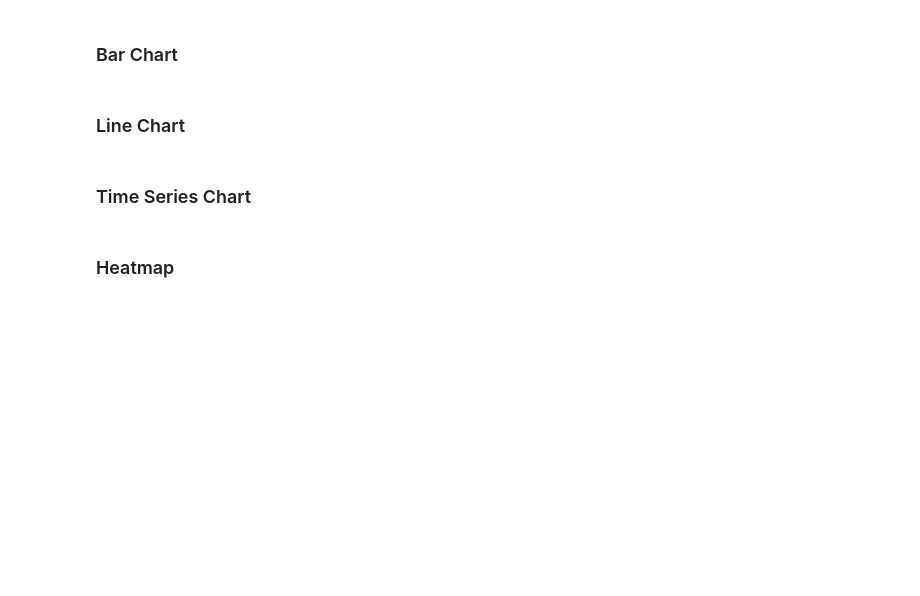
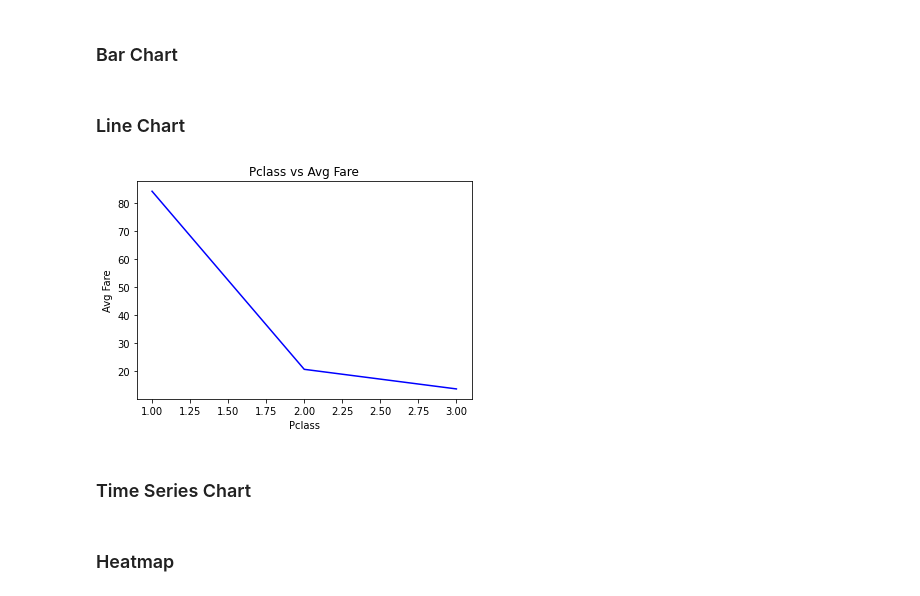
Before and after one commit to stanleysfang/code_reference, a Jupyter notebook: matplotlib/matplotlib_reference.ipynb, the cells around one changed output. Cells and saved outputs as stored; diff of their text form; code cells hidden in the pictures; blank space fills up the shorter version.

Commit message:
added more reference to pandas; added line chart & subplots to matplotlib

```diff
--- a/matplotlib/matplotlib_reference.ipynb
+++ b/matplotlib/matplotlib_reference.ipynb
@@ -28,6 +29,20 @@ plt.show()
 ### Bar Chart
 # %% [markdown]
 ### Line Chart
+# %%
+pclass_avg_fare = train[["Pclass", "Fare"]].groupby(["Pclass"]).mean()
+pclass = list(pclass_avg_fare.index)
+avg_fare = pclass_avg_fare.iloc[:, 0].tolist()
+
+plt.plot(pclass, avg_fare, color='b')
+
+plt.xlabel("Pclass")
+plt.ylabel("Avg Fare")
+plt.title("Pclass vs Avg Fare")
+
+plt.show()
+# %% [output]
+[figure, added]
 # %% [markdown]
 ### Time Series Chart
 # %% [markdown]
```
Also changed, not shown: parts of 3 cells of this notebook, 1 other file.
